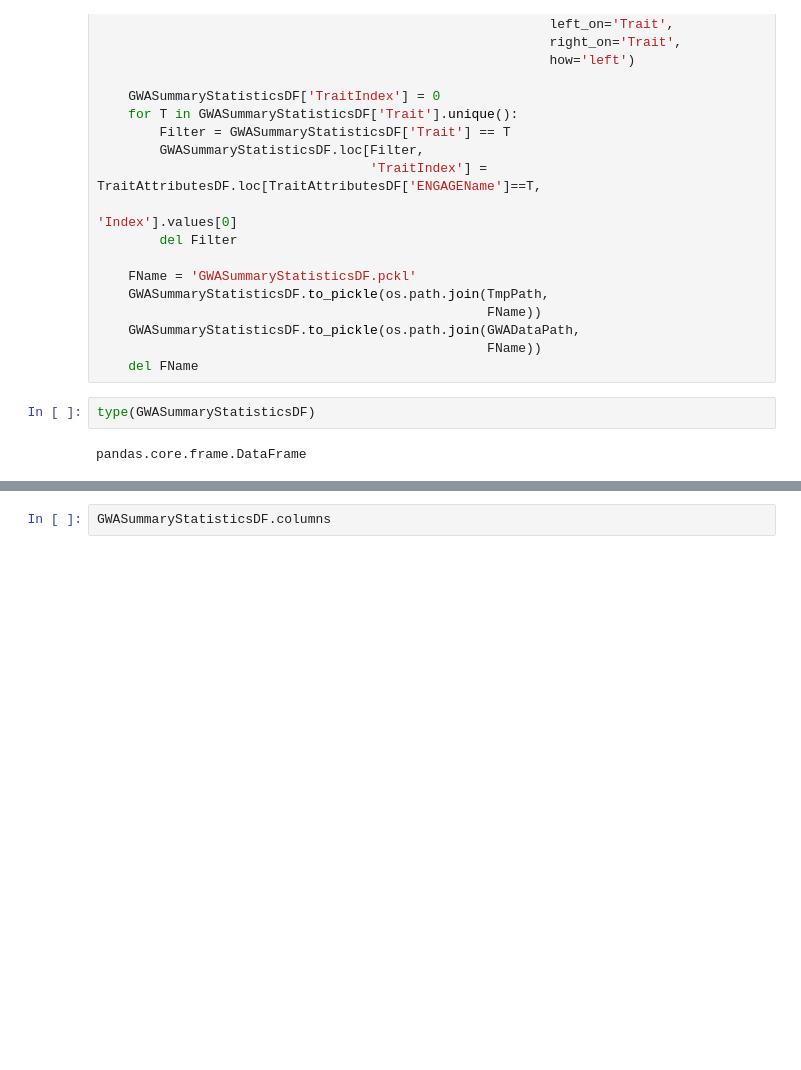
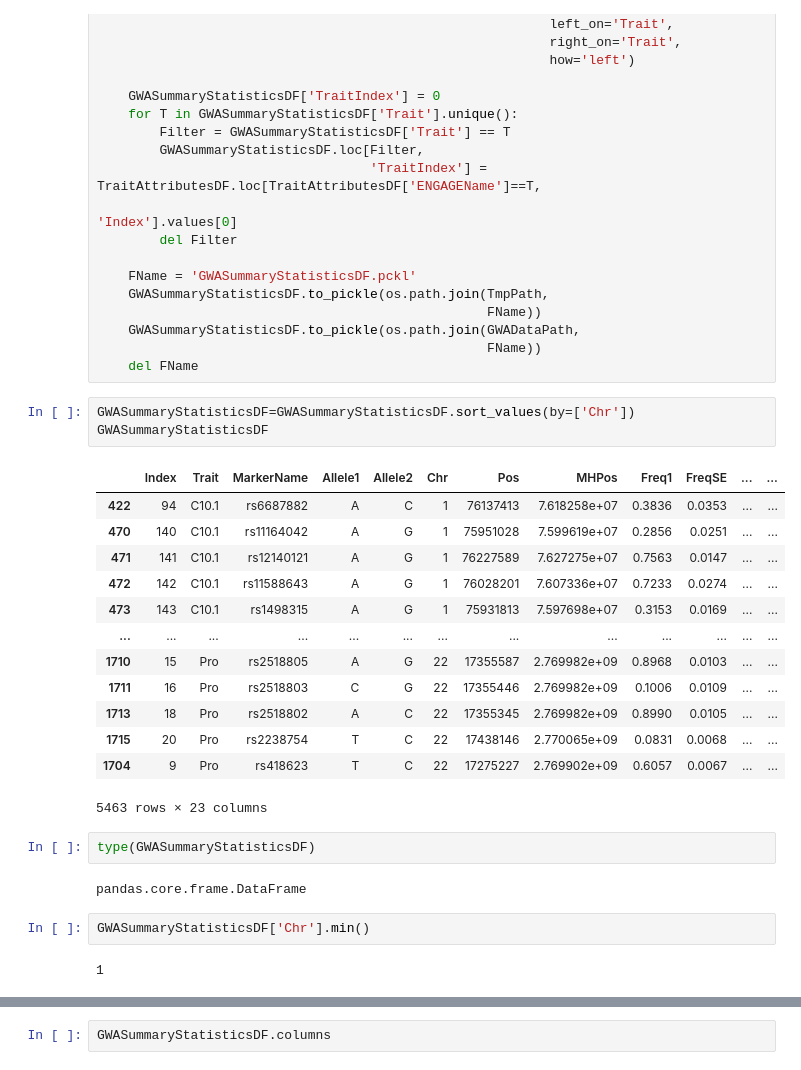
Before and after one commit to Adonyo-Emmanuel/Novel-Data-Visualisation-for-GWAS-Datasets, a Jupyter notebook: 3D_Manhattan_Plot.ipynb, the cells around one changed output, grey strips where cells are left out. Cells and saved outputs as stored; diff of their text form; blank space fills up the shorter version.

```diff
--- a/3D_Manhattan_Plot.ipynb
+++ b/3D_Manhattan_Plot.ipynb
@@ -288,8 +287,29 @@ else:
     GWASummaryStatisticsDF.to_pickle(os.path.join(GWADataPath,
                                                   FName))
     del FName
+# %%
+GWASummaryStatisticsDF=GWASummaryStatisticsDF.sort_values(by=['Chr'])
+GWASummaryStatisticsDF
+# %% [output]
+|  | Index | Trait | MarkerName | Allele1 | Allele2 | Chr | Pos | MHPos | Freq1 | FreqSE | ... | ... |
+| 422 | 94 | C10.1 | rs6687882 | A | C | 1 | 76137413 | 7.618258e+07 | 0.3836 | 0.0353 | ... | ... |
+| 470 | 140 | C10.1 | rs11164042 | A | G | 1 | 75951028 | 7.599619e+07 | 0.2856 | 0.0251 | ... | ... |
+| 471 | 141 | C10.1 | rs12140121 | A | G | 1 | 76227589 | 7.627275e+07 | 0.7563 | 0.0147 | ... | ... |
+| 472 | 142 | C10.1 | rs11588643 | A | G | 1 | 76028201 | 7.607336e+07 | 0.7233 | 0.0274 | ... | ... |
+| 473 | 143 | C10.1 | rs1498315 | A | G | 1 | 75931813 | 7.597698e+07 | 0.3153 | 0.0169 | ... | ... |
+| ... | ... | ... | ... | ... | ... | ... | ... | ... | ... | ... | ... | ... |
+| 1710 | 15 | Pro | rs2518805 | A | G | 22 | 17355587 | 2.769982e+09 | 0.8968 | 0.0103 | ... | ... |
+| 1711 | 16 | Pro | rs2518803 | C | G | 22 | 17355446 | 2.769982e+09 | 0.1006 | 0.0109 | ... | ... |
+| 1713 | 18 | Pro | rs2518802 | A | C | 22 | 17355345 | 2.769982e+09 | 0.8990 | 0.0105 | ... | ... |
+| 1715 | 20 | Pro | rs2238754 | T | C | 22 | 17438146 | 2.770065e+09 | 0.0831 | 0.0068 | ... | ... |
+| 1704 | 9 | Pro | rs418623 | T | C | 22 | 17275227 | 2.769902e+09 | 0.6057 | 0.0067 | ... | ... |
+5463 rows × 23 columns
 # %%
 type(GWASummaryStatisticsDF)
 # %% [output]
 pandas.core.frame.DataFrame
+# %%
+GWASummaryStatisticsDF['Chr'].min()
+# %% [output]
+1
 # %%
```
Also changed, not shown: parts of 86 cells of this notebook, 1 other file.
